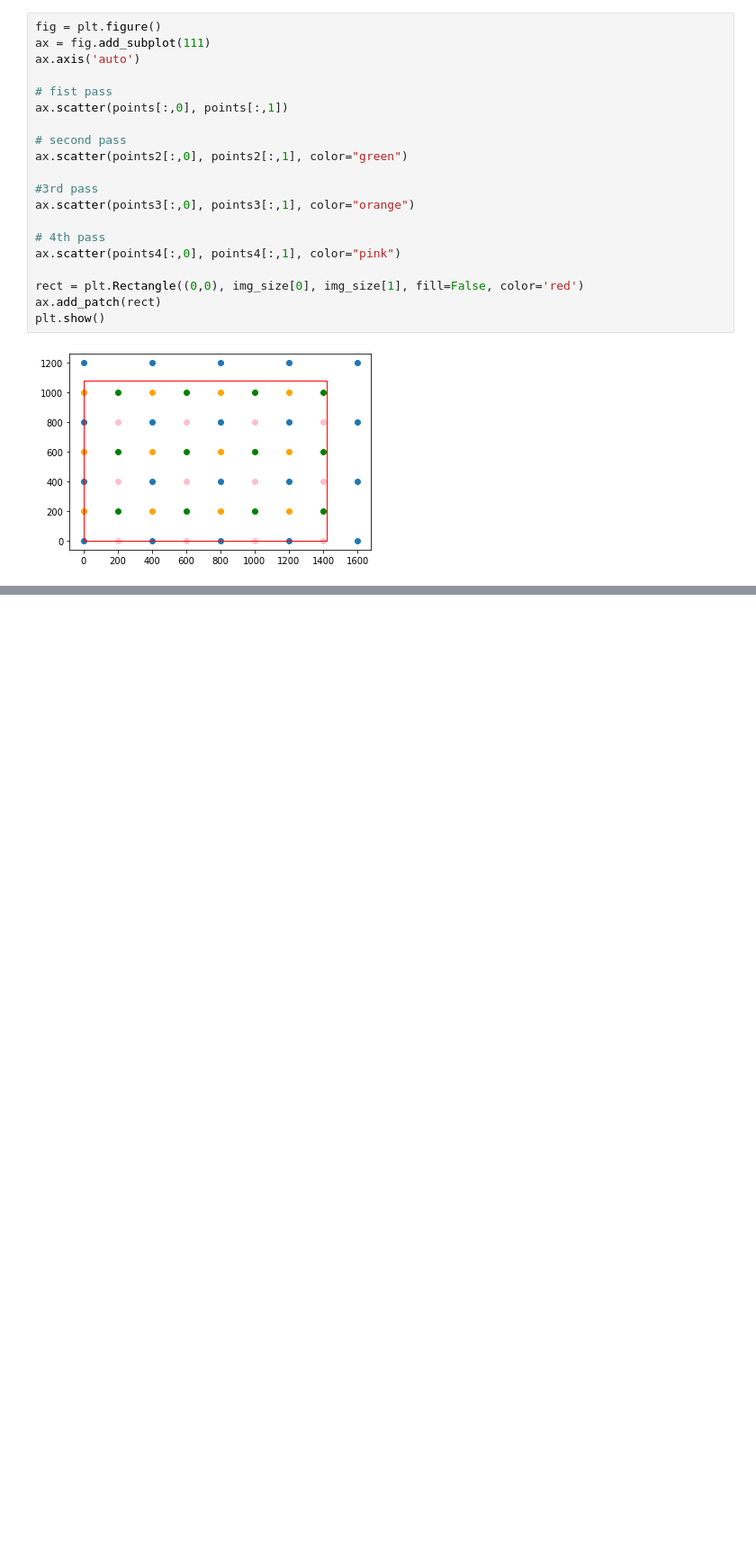
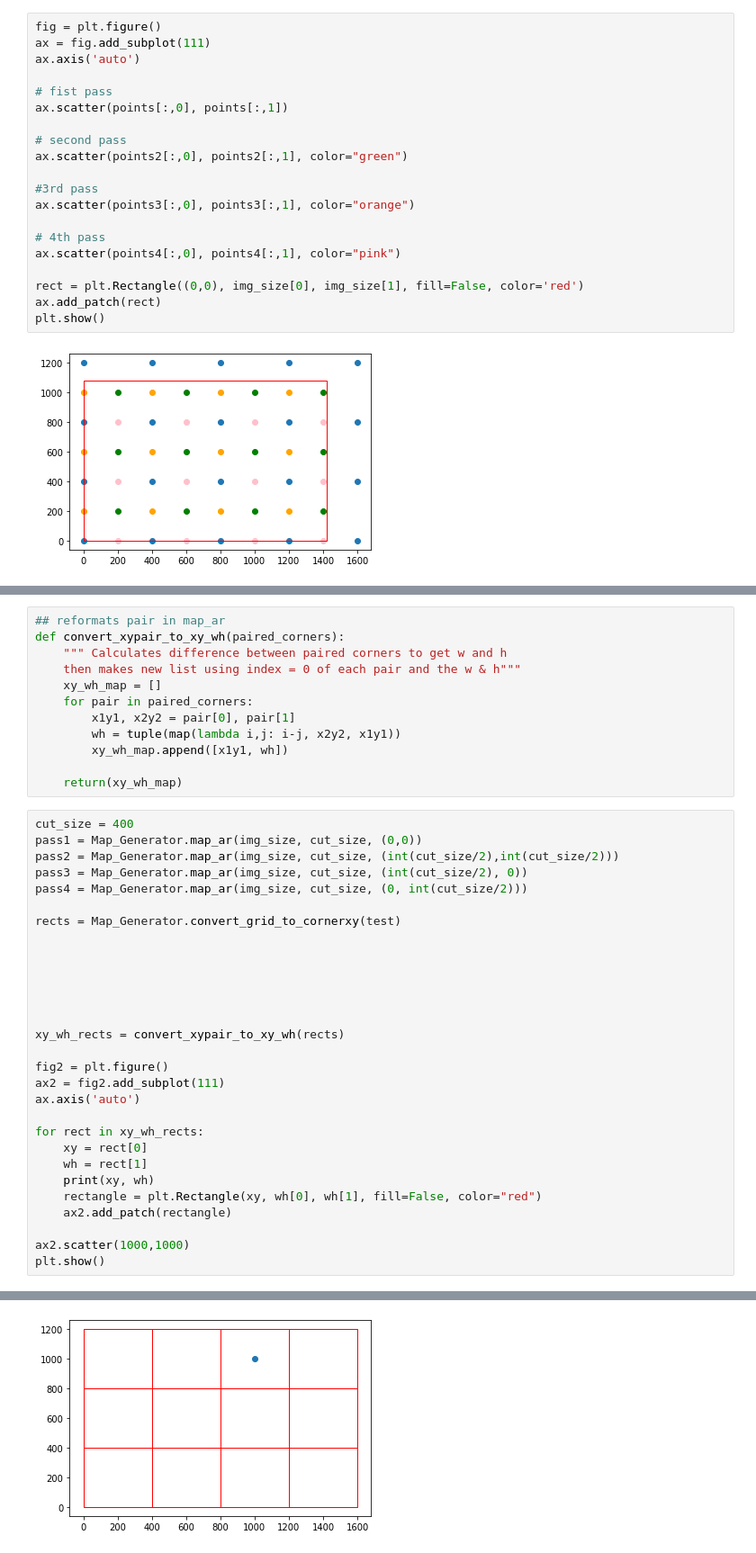
Before and after one commit to paolobif/DataLoader-Worm-Yolo3, a Jupyter notebook: scan_test.ipynb, the cells around one changed output, grey strips where cells are left out. Shown at 90% size. Drawn from its saved outputs; the diff is of its cells as text; blank space fills up the shorter version.

```diff
--- a/scan_test.ipynb
+++ b/scan_test.ipynb
@@ -422,0 +557,42 @@ plt.show()
+# %%
+## reformats pair in map_ar
+def convert_xypair_to_xy_wh(paired_corners):
+    """ Calculates difference between paired corners to get w and h
+    then makes new list using index = 0 of each pair and the w & h"""
+    xy_wh_map = []
+    for pair in paired_corners:
+        x1y1, x2y2 = pair[0], pair[1]
+        wh = tuple(map(lambda i,j: i-j, x2y2, x1y1))
+        xy_wh_map.append([x1y1, wh])
+
+    return(xy_wh_map)
+# %%
+cut_size = 400
+pass1 = Map_Generator.map_ar(img_size, cut_size, (0,0))
+pass2 = Map_Generator.map_ar(img_size, cut_size, (int(cut_size/2),int(cut_size/2)))
+pass3 = Map_Generator.map_ar(img_size, cut_size, (int(cut_size/2), 0))
+pass4 = Map_Generator.map_ar(img_size, cut_size, (0, int(cut_size/2)))
+
+rects = Map_Generator.convert_grid_to_cornerxy(test)
+
+
+
+
+
+
+xy_wh_rects = convert_xypair_to_xy_wh(rects)
+
+fig2 = plt.figure()
+ax2 = fig2.add_subplot(111)
+ax.axis('auto')
+
+for rect in xy_wh_rects:
+    xy = rect[0]
+    wh = rect[1]
+    print(xy, wh)
+    rectangle = plt.Rectangle(xy, wh[0], wh[1], fill=False, color="red")
+    ax2.add_patch(rectangle)
+
+ax2.scatter(1000,1000)
+plt.show()
+# %% [output]
@@ -422,0 +611 @@ plt.show()
+[figure, added]
```
Also changed, not shown: parts of 14 cells of this notebook.
